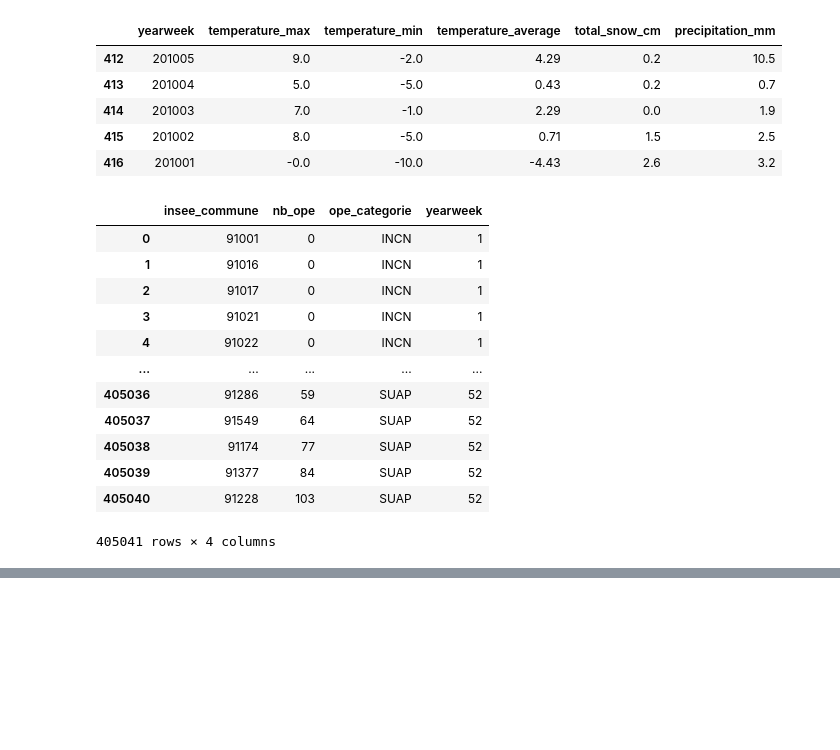
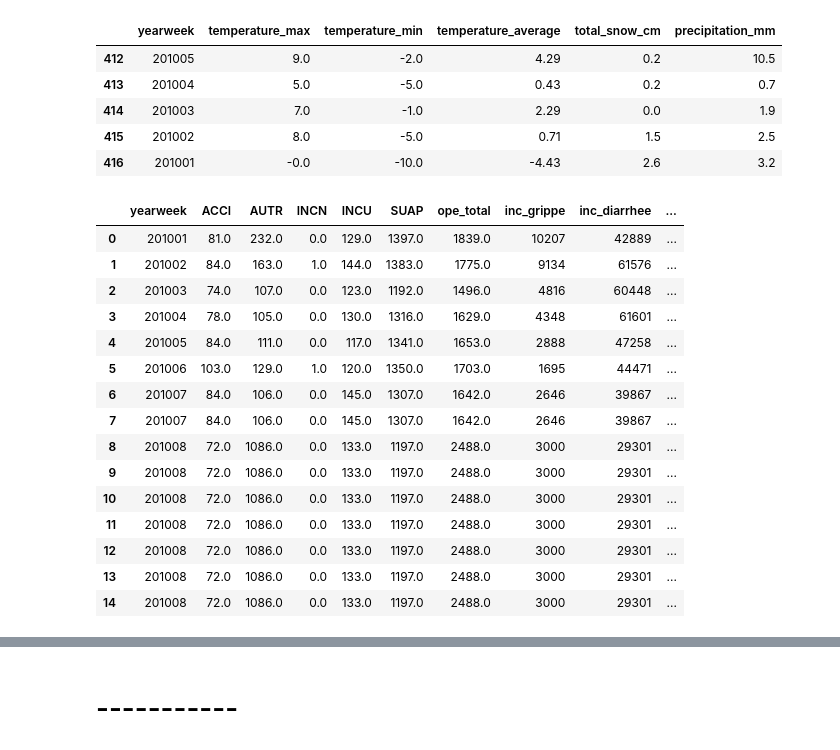
Before and after one commit to macdrien/utbm-ad50-predict-interventions-number-sdis91, a Jupyter notebook: src/app.ipynb, the cells around one changed output, grey strips where cells are left out. Saved outputs shown, nothing was run; the diff lists cells and outputs as text; code cells hidden in the pictures; blank space fills up the shorter version.

Commit message:
[ADD] add groupby on sdis91 data plus finish merge

```diff
--- a/src/app.ipynb
+++ b/src/app.ipynb
@@ -266,6 +325,9 @@ days_off_data.drop(days_off_data[days_off_data.has_vacation == False].index, inp
 # 'not days_off_data.has_vacation' doesn't work (it is ambiguous), thus the use
 # of == False
 
+# replace "True" by 1
+days_off_data['has_vacation'] = days_off_data['has_vacation'].astype(int)
+
 display(
     days_off_data.head(),
     days_off_data.tail(),
@@ -338,51 +400,72 @@ display(
 # diarrhee_data,
 # varicelle_data
 
 # days_off_data
 # wwo_data
 
 
 # grippe_data.join(
 #     diarrhee_data,
 #     lsuffix='_grippe', rsuffix='_diarrhee',
 #     left
 # )
 
 diseases_data = grippe_data.merge(
     diarrhee_data, on='yearweek', how='outer'
 ).merge(
     varicelle_data, on='yearweek', how='outer'
 )
 
 diseases_data.rename(
     columns={
         'inc_x': 'inc_grippe',
         'inc_y': 'inc_diarrhee',
         'inc': 'inc_varicelle',
     },
     inplace=True,
 )
 
-# merged_data = sdis91_data.merge(
-#     diseases_data, on='yearweek', how='outer'
-# ).merge(
-#     days_off_data, on='yearweek', how='outer'
-# ).merge(
-#     wwo_data, on='yearweek', how='outer'
-# )
 
-sdis91_data
+# set same type for every yearweek columns so it can be merged easier
+sdis91_data['yearweek'] = sdis91_data['yearweek'].astype('int64')
+diseases_data['yearweek'] = diseases_data['yearweek'].astype('int64')
+merged_data['yearweek'] = merged_data['yearweek'].astype('int64')
+days_off_data['yearweek'] = days_off_data['yearweek'].astype('int64')
+
+# merge all datasets
+merged_data = sdis91_data.merge(
+    diseases_data, on='yearweek', how='outer'
+).merge(
+    days_off_data, on='yearweek', how='outer'
+).merge(
+    wwo_data, on='yearweek', how='outer'
+)
+
+
+# replace NaN by 0 ("false") in has_vacation columns
+merged_data['has_vacation'].fillna(0, inplace=True)
+
+# drop all the columns where any value is NaN
+merged_data.dropna(axis=0, how='any', inplace=True)
+
+display(
+    merged_data.head(15),
+    merged_data.tail(15),
+)
 # %% [output]
-|  | insee_commune | nb_ope | ope_categorie | yearweek |
-| 0 | 91001 | 0 | INCN | 1 |
-| 1 | 91016 | 0 | INCN | 1 |
-| 2 | 91017 | 0 | INCN | 1 |
-| 3 | 91021 | 0 | INCN | 1 |
-| 4 | 91022 | 0 | INCN | 1 |
-| ... | ... | ... | ... | ... |
-| 405036 | 91286 | 59 | SUAP | 52 |
-| 405037 | 91549 | 64 | SUAP | 52 |
-| 405038 | 91174 | 77 | SUAP | 52 |
-| 405039 | 91377 | 84 | SUAP | 52 |
-| 405040 | 91228 | 103 | SUAP | 52 |
+|  | yearweek | ACCI | AUTR | INCN | INCU | SUAP | ope_total | inc_grippe | inc_diarrhee | ... |
+| 0 | 201001 | 81.0 | 232.0 | 0.0 | 129.0 | 1397.0 | 1839.0 | 10207 | 42889 | ... |
+| 1 | 201002 | 84.0 | 163.0 | 1.0 | 144.0 | 1383.0 | 1775.0 | 9134 | 61576 | ... |
+| 2 | 201003 | 74.0 | 107.0 | 0.0 | 123.0 | 1192.0 | 1496.0 | 4816 | 60448 | ... |
+| 3 | 201004 | 78.0 | 105.0 | 0.0 | 130.0 | 1316.0 | 1629.0 | 4348 | 61601 | ... |
+| 4 | 201005 | 84.0 | 111.0 | 0.0 | 117.0 | 1341.0 | 1653.0 | 2888 | 47258 | ... |
+| 5 | 201006 | 103.0 | 129.0 | 1.0 | 120.0 | 1350.0 | 1703.0 | 1695 | 44471 | ... |
+| 6 | 201007 | 84.0 | 106.0 | 0.0 | 145.0 | 1307.0 | 1642.0 | 2646 | 39867 | ... |
+| 7 | 201007 | 84.0 | 106.0 | 0.0 | 145.0 | 1307.0 | 1642.0 | 2646 | 39867 | ... |
+| 8 | 201008 | 72.0 | 1086.0 | 0.0 | 133.0 | 1197.0 | 2488.0 | 3000 | 29301 | ... |
+| 9 | 201008 | 72.0 | 1086.0 | 0.0 | 133.0 | 1197.0 | 2488.0 | 3000 | 29301 | ... |
+| 10 | 201008 | 72.0 | 1086.0 | 0.0 | 133.0 | 1197.0 | 2488.0 | 3000 | 29301 | ... |
+| 11 | 201008 | 72.0 | 1086.0 | 0.0 | 133.0 | 1197.0 | 2488.0 | 3000 | 29301 | ... |
+| 12 | 201008 | 72.0 | 1086.0 | 0.0 | 133.0 | 1197.0 | 2488.0 | 3000 | 29301 | ... |
+| 13 | 201008 | 72.0 | 1086.0 | 0.0 | 133.0 | 1197.0 | 2488.0 | 3000 | 29301 | ... |
+| 14 | 201008 | 72.0 | 1086.0 | 0.0 | 133.0 | 1197.0 | 2488.0 | 3000 | 29301 | ... |
-405041 rows × 4 columns
@@ -388,0 +488,2 @@ sdis91_data
+# %% [markdown]
+# -----------
```
Also changed, not shown: parts of 4 cells of this notebook.
